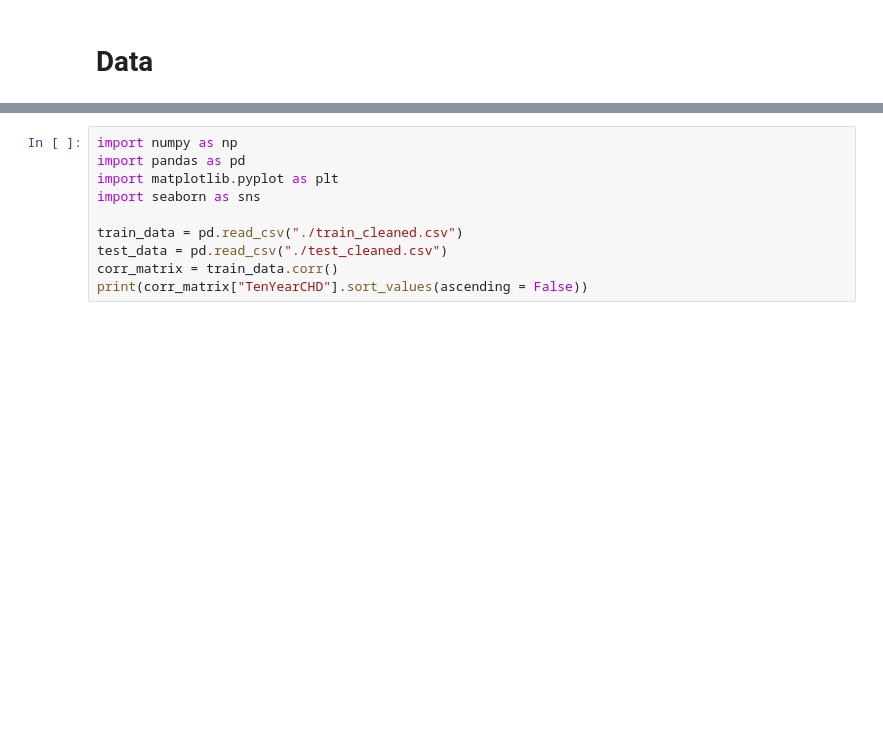
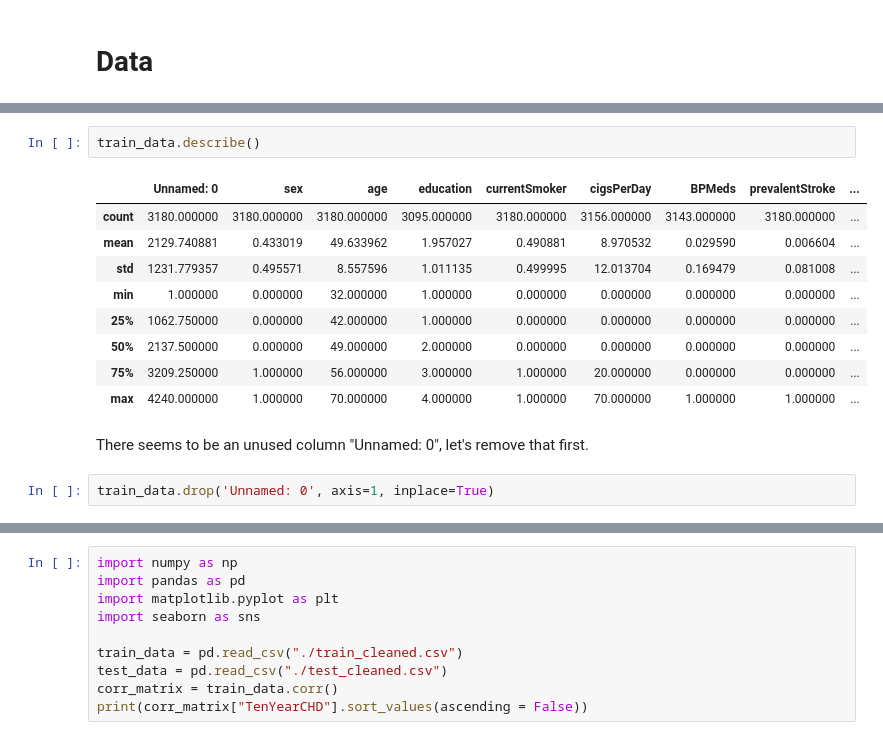
Before and after one commit to farhaniwnl/project_chd_crg3ts, a Jupyter notebook: final_paper.ipynb, the cells around one changed output, grey strips where cells are left out. Drawn from its saved outputs; the diff is of its cells as text; blank space fills up the shorter version.

```diff
--- a/final_paper.ipynb
+++ b/final_paper.ipynb
@@ -4,0 +25,16 @@
+# %%
+train_data.describe()
+# %% [output]
+|  | Unnamed: 0 | sex | age | education | currentSmoker | cigsPerDay | BPMeds | prevalentStroke | ... |
+| count | 3180.000000 | 3180.000000 | 3180.000000 | 3095.000000 | 3180.000000 | 3156.000000 | 3143.000000 | 3180.000000 | ... |
+| mean | 2129.740881 | 0.433019 | 49.633962 | 1.957027 | 0.490881 | 8.970532 | 0.029590 | 0.006604 | ... |
+| std | 1231.779357 | 0.495571 | 8.557596 | 1.011135 | 0.499995 | 12.013704 | 0.169479 | 0.081008 | ... |
+| min | 1.000000 | 0.000000 | 32.000000 | 1.000000 | 0.000000 | 0.000000 | 0.000000 | 0.000000 | ... |
+| 25% | 1062.750000 | 0.000000 | 42.000000 | 1.000000 | 0.000000 | 0.000000 | 0.000000 | 0.000000 | ... |
+| 50% | 2137.500000 | 0.000000 | 49.000000 | 2.000000 | 0.000000 | 0.000000 | 0.000000 | 0.000000 | ... |
+| 75% | 3209.250000 | 1.000000 | 56.000000 | 3.000000 | 1.000000 | 20.000000 | 0.000000 | 0.000000 | ... |
+| max | 4240.000000 | 1.000000 | 70.000000 | 4.000000 | 1.000000 | 70.000000 | 1.000000 | 1.000000 | ... |
+# %% [markdown]
+There seems to be an unused column "Unnamed: 0", let's remove that first.
+# %%
+train_data.drop('Unnamed: 0', axis=1, inplace=True)
```
Also changed, not shown: parts of 40 cells of this notebook.
